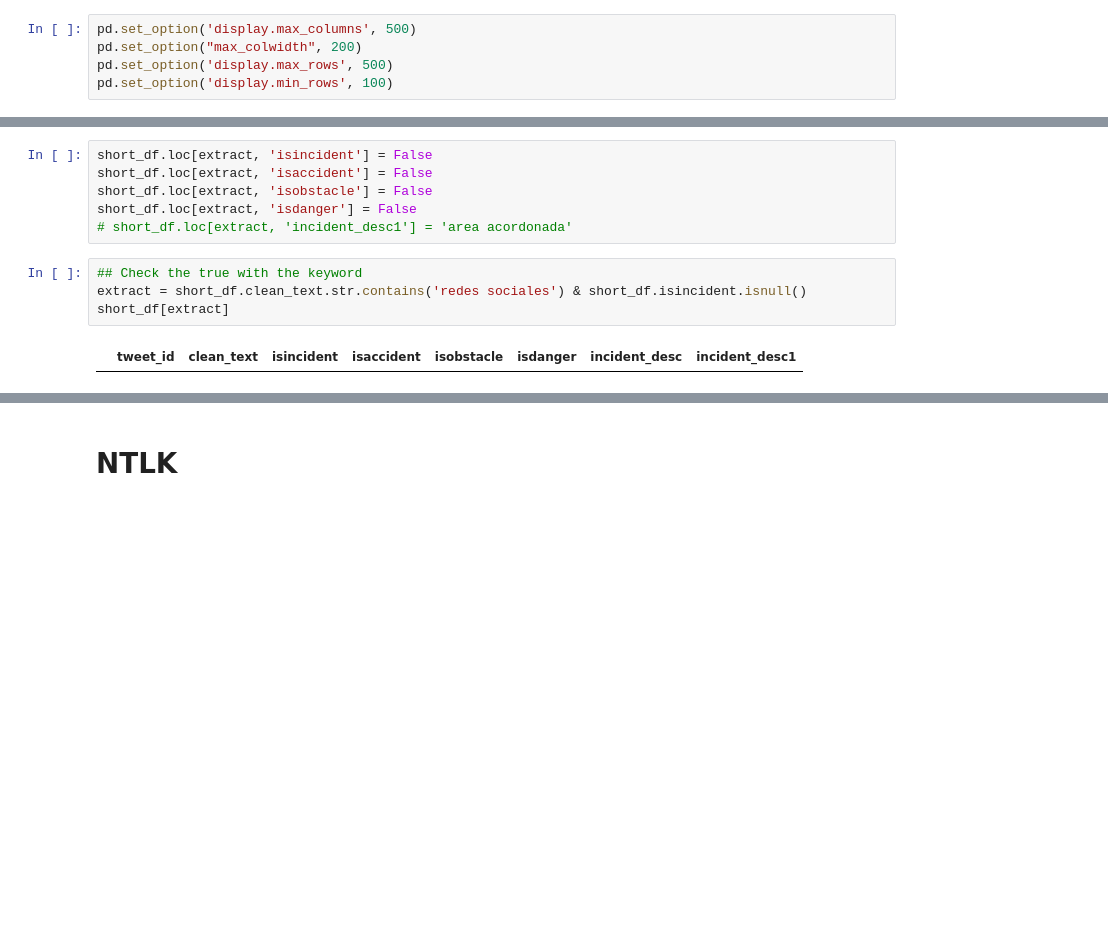
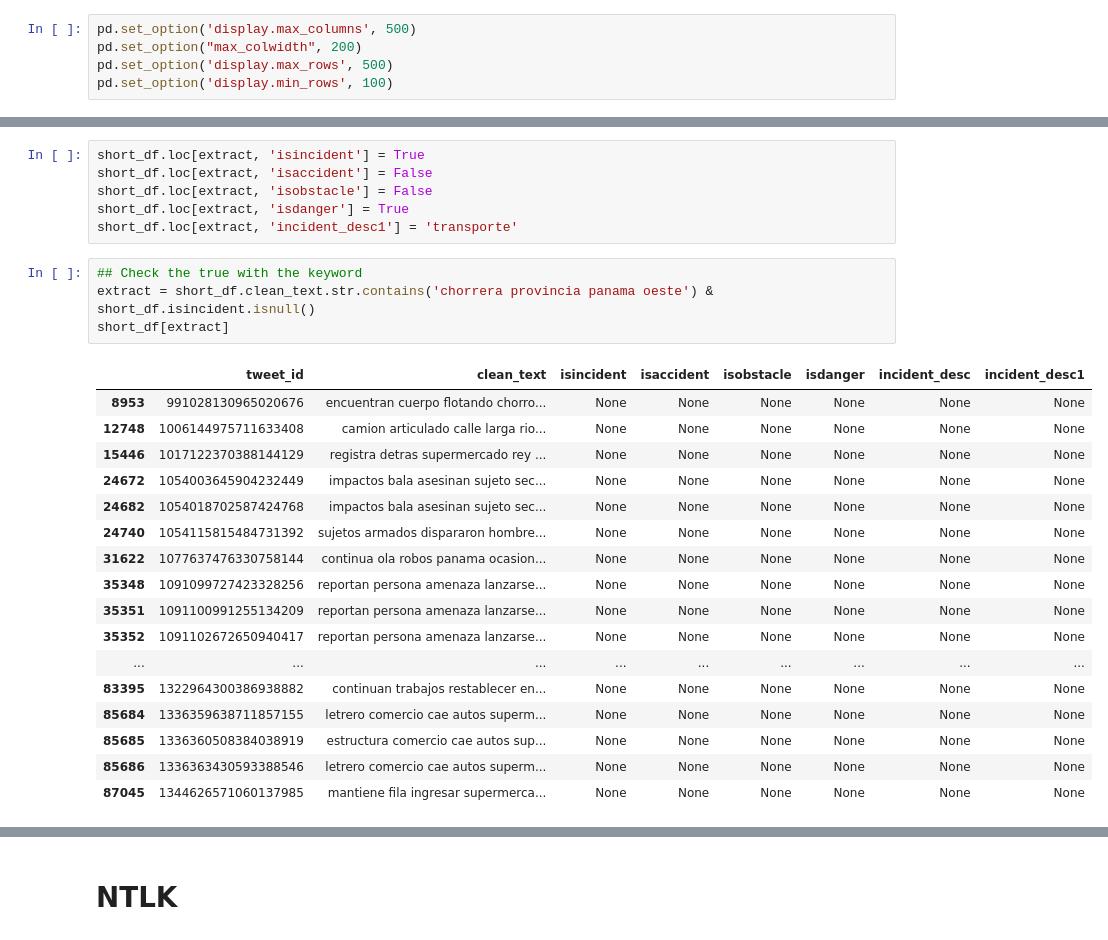
Before and after one commit to Liu-Lc/TwitterTraffic-Pty, a Jupyter notebook: TweetData/clean_data.ipynb, the cells around one changed output, grey strips where cells are left out. Cells and saved outputs as stored; diff of their text form; blank space fills up the shorter version.

```diff
--- a/TweetData/clean_data.ipynb
+++ b/TweetData/clean_data.ipynb
@@ -89,15 +92,31 @@ len(short_df[extract])
 # %%
-short_df.loc[extract, 'isincident'] = False
+short_df.loc[extract, 'isincident'] = True
 short_df.loc[extract, 'isaccident'] = False
 short_df.loc[extract, 'isobstacle'] = False
-short_df.loc[extract, 'isdanger'] = False
-# short_df.loc[extract, 'incident_desc1'] = 'area acordonada'
+short_df.loc[extract, 'isdanger'] = True
+short_df.loc[extract, 'incident_desc1'] = 'transporte'
 # %%
 ## Check the true with the keyword
-extract = short_df.clean_text.str.contains('redes sociales') & short_df.isincident.isnull()
+extract = short_df.clean_text.str.contains('chorrera provincia panama oeste') & short_df.isincident.isnull()
 short_df[extract]
 # %% [output]
 |  | tweet_id | clean_text | isincident | isaccident | isobstacle | isdanger | incident_desc | incident_desc1 |
+| 8953 | 991028130965020676 | encuentran cuerpo flotando chorro... | None | None | None | None | None | None |
+| 12748 | 1006144975711633408 | camion articulado calle larga rio... | None | None | None | None | None | None |
+| 15446 | 1017122370388144129 | registra detras supermercado rey ... | None | None | None | None | None | None |
+| 24672 | 1054003645904232449 | impactos bala asesinan sujeto sec... | None | None | None | None | None | None |
+| 24682 | 1054018702587424768 | impactos bala asesinan sujeto sec... | None | None | None | None | None | None |
+| 24740 | 1054115815484731392 | sujetos armados dispararon hombre... | None | None | None | None | None | None |
+| 31622 | 1077637476330758144 | continua ola robos panama ocasion... | None | None | None | None | None | None |
+| 35348 | 1091099727423328256 | reportan persona amenaza lanzarse... | None | None | None | None | None | None |
+| 35351 | 1091100991255134209 | reportan persona amenaza lanzarse... | None | None | None | None | None | None |
+| 35352 | 1091102672650940417 | reportan persona amenaza lanzarse... | None | None | None | None | None | None |
+| ... | ... | ... | ... | ... | ... | ... | ... | ... |
+| 83395 | 1322964300386938882 | continuan trabajos restablecer en... | None | None | None | None | None | None |
+| 85684 | 1336359638711857155 | letrero comercio cae autos superm... | None | None | None | None | None | None |
+| 85685 | 1336360508384038919 | estructura comercio cae autos sup... | None | None | None | None | None | None |
+| 85686 | 1336363430593388546 | letrero comercio cae autos superm... | None | None | None | None | None | None |
+| 87045 | 1344626571060137985 | mantiene fila ingresar supermerca... | None | None | None | None | None | None |
 # %%
 counts = Counter(' '.join(short_df[short_df.isincident.isnull()].clean_text).split())
 # short_df.isaccident.isnull() & short_df.clean_text.notnull()
```
Also changed, not shown: parts of 18 cells of this notebook, 1 other file.
